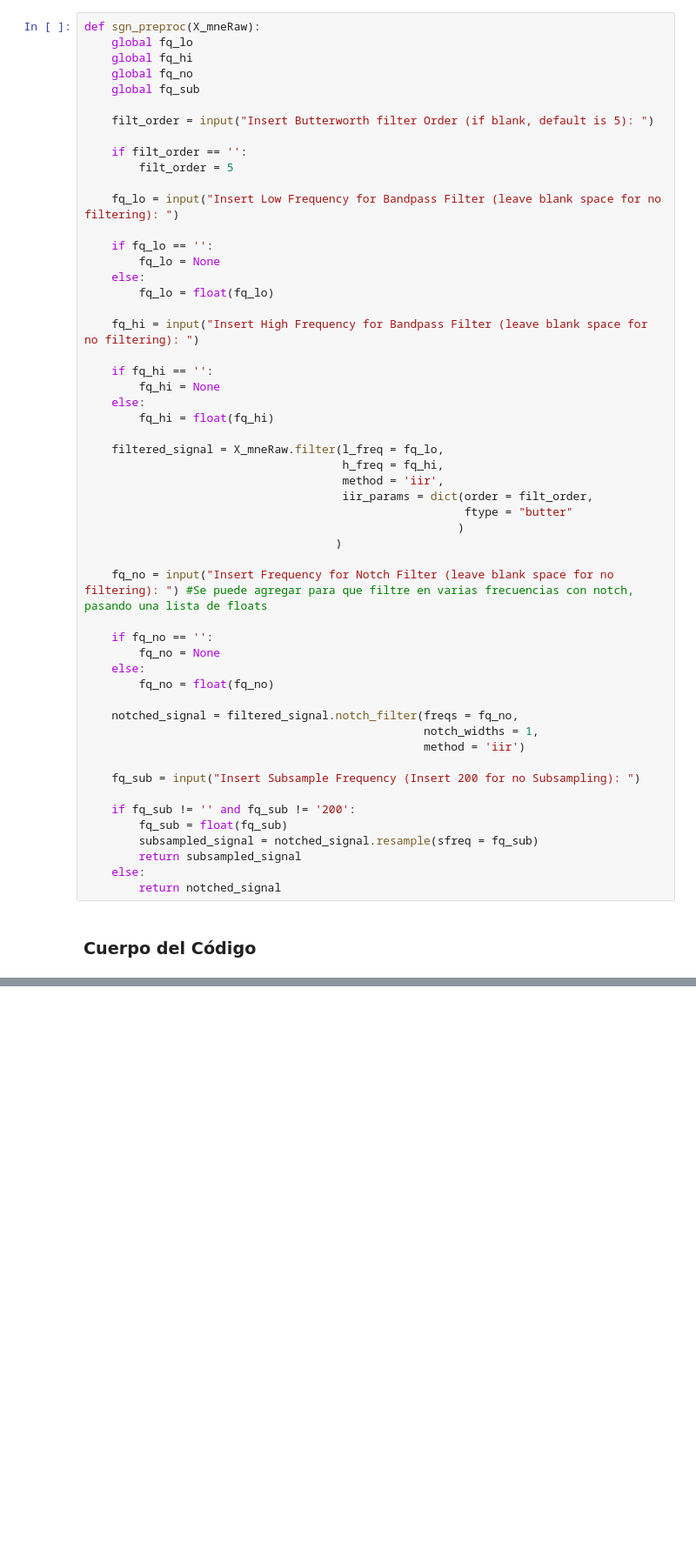
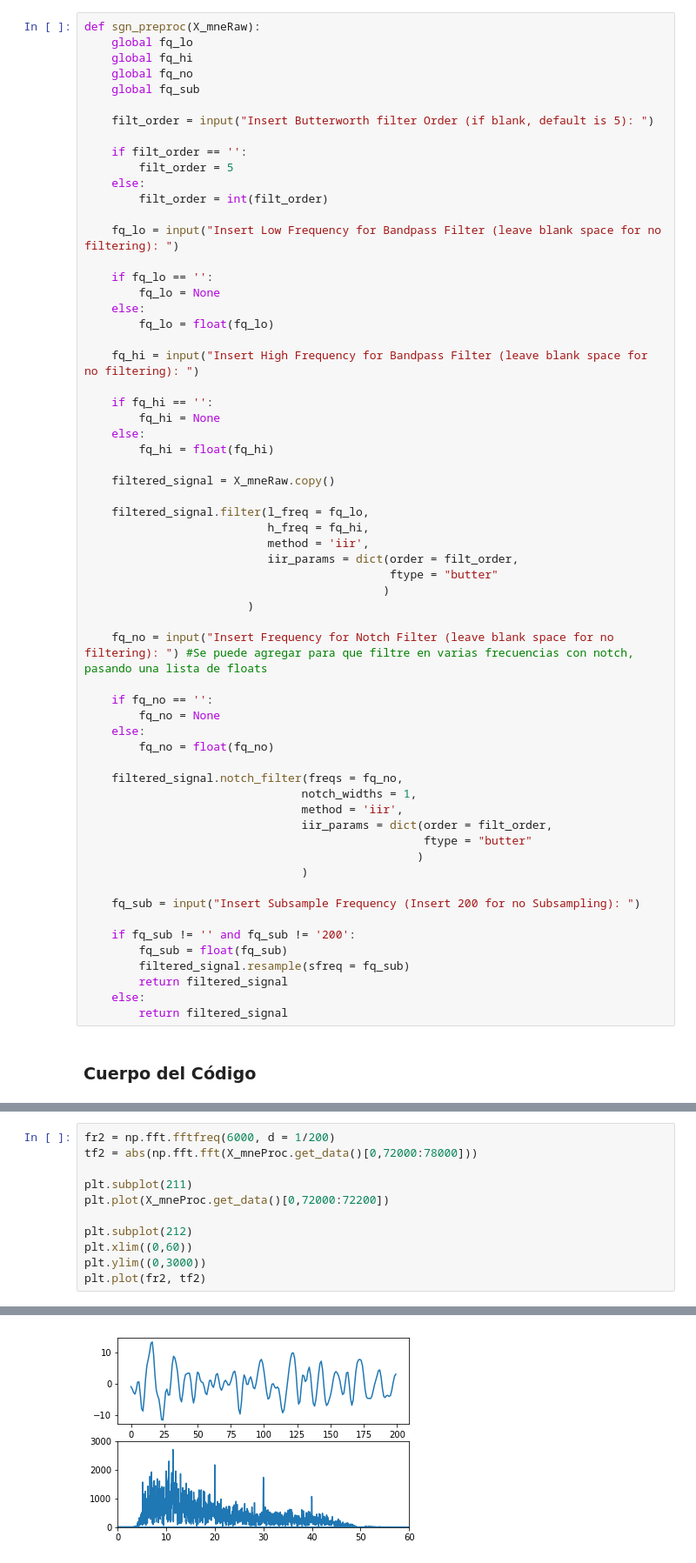
Before and after one commit to lopezjuanma96/PiDJm, a Jupyter notebook: ProcEEGingV.ipynb, the cells around one changed output, grey strips where cells are left out. Shown at 87% size. Drawn from its saved outputs; the diff is of its cells as text; blank space fills up the shorter version.

```diff
--- a/ProcEEGingV.ipynb
+++ b/ProcEEGingV.ipynb
@@ -402,6 +402,8 @@ def sgn_preproc(X_mneRaw):
 
     if filt_order == '':
         filt_order = 5
+    else:
+        filt_order = int(filt_order)
 
     fq_lo = input("Insert Low Frequency for Bandpass Filter (leave blank space for no filtering): ")
 
@@ -417,13 +419,15 @@ def sgn_preproc(X_mneRaw):
     else:
         fq_hi = float(fq_hi)
 
-    filtered_signal = X_mneRaw.filter(l_freq = fq_lo,
-                                      h_freq = fq_hi,
-                                      method = 'iir',
-                                      iir_params = dict(order = filt_order,
-                                                        ftype = "butter"
-                                                       )
-                                     )
+    filtered_signal = X_mneRaw.copy()
+
+    filtered_signal.filter(l_freq = fq_lo,
+                           h_freq = fq_hi,
+                           method = 'iir',
+                           iir_params = dict(order = filt_order,
+                                             ftype = "butter"
+                                            )
+                        )
 
     fq_no = input("Insert Frequency for Notch Filter (leave blank space for no filtering): ") #Se puede agregar para que filtre en varias frecuencias con notch, pasando una lista de floats
 
@@ -432,18 +436,22 @@ def sgn_preproc(X_mneRaw):
     else:
         fq_no = float(fq_no)
 
-    notched_signal = filtered_signal.notch_filter(freqs = fq_no,
-                                                  notch_widths = 1,
-                                                  method = 'iir')
+    filtered_signal.notch_filter(freqs = fq_no,
+                                notch_widths = 1,
+                                method = 'iir',
+                                iir_params = dict(order = filt_order,
+                                                  ftype = "butter"
+                                                 )
+                                )
 
     fq_sub = input("Insert Subsample Frequency (Insert 200 for no Subsampling): ")
 
     if fq_sub != '' and fq_sub != '200':
         fq_sub = float(fq_sub)
-        subsampled_signal = notched_signal.resample(sfreq = fq_sub)
-        return subsampled_signal
+        filtered_signal.resample(sfreq = fq_sub)
+        return filtered_signal
     else:
-        return notched_signal
+        return filtered_signal
 # %% [markdown]
 ### Cuerpo del Código
 # %%
@@ -488,0 +497,12 @@ hola
+# %%
+fr2 = np.fft.fftfreq(6000, d = 1/200)
+tf2 = abs(np.fft.fft(X_mneProc.get_data()[0,72000:78000]))
+
+plt.subplot(211)
+plt.plot(X_mneProc.get_data()[0,72000:72200])
+
+plt.subplot(212)
+plt.xlim((0,60))
+plt.ylim((0,3000))
+plt.plot(fr2, tf2)
+# %% [output]
@@ -488,0 +510 @@ hola
+[figure, added]
```
Also changed, not shown: parts of 7 cells of this notebook.
